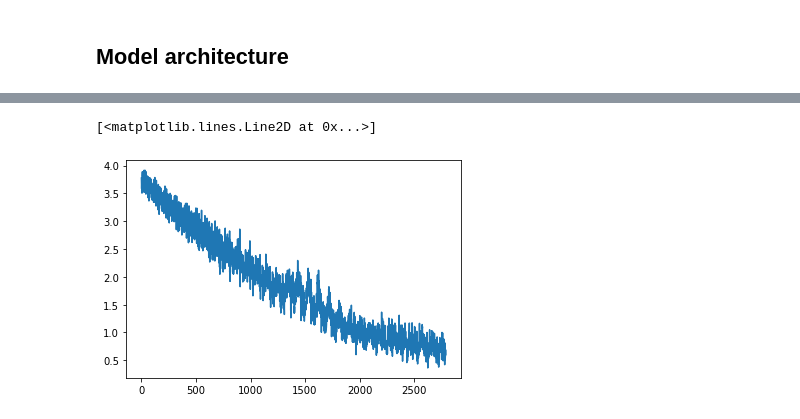
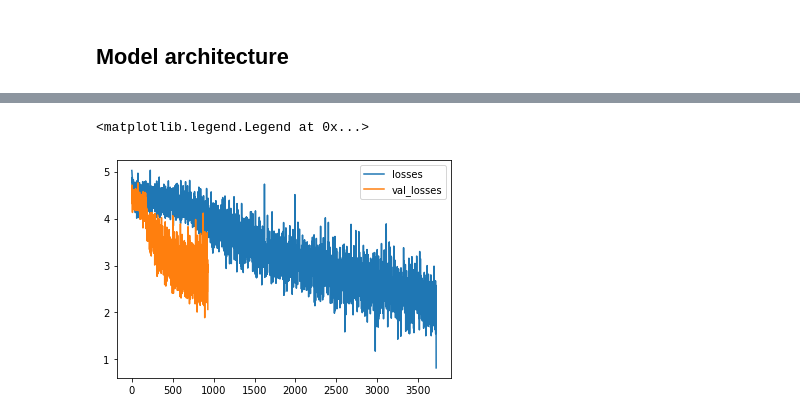
Before and after one commit to KilianFt/birdclef, a Jupyter notebook: birdclef-2022.ipynb, the cells around one changed output, grey strips where cells are left out. Cells and saved outputs as stored; diff of their text form; code cells hidden in the pictures.

```diff
--- a/birdclef-2022.ipynb
+++ b/birdclef-2022.ipynb
@@ -12,9 +13,9 @@ from pathlib import Path
 https://towardsdatascience.com/implementing-visualttransformer-in-pytorch-184f9f16f632
 # %%
 # annotation_file = Path("./birdclef-2022/train_metadata.csv")
-annotation_file = Path("./train_folds.csv")
+annotation_file = Path("./train_spectrograms.csv")
 
-data_dir = Path("./birdclef-2022/spectograms_v2/")
+data_dir = Path("./birdclef-2022/spectograms_full/")
 
 dataframe = pd.read_csv(annotation_file)
 dataframe.head()
@@ -39,7 +40,8 @@ class CustomDataset(Dataset):
         return len(self.labels)
 
     def __getitem__(self, idx):
-        img_path = data_dir / (self.labels.iloc[idx].filename[:-4] + ".npy")
+        item = self.labels.iloc[idx]
+        img_path = data_dir / item.primary_label / (item.filename + ".npy")
         spect = np.load(img_path)
         label = self.labels.iloc[idx].primary_label
         if self.transform:
@@ -93,2 +91,12 @@ val_dataloader = DataLoader(val_set, batch_size=64)
+# %%
+batch_size = 48
+num_images = len(dataset)
+num_training = num_images * 4 // 5
+num_validation = num_images // 5
+data_split = [num_training, num_validation]
+seed = generator=torch.Generator().manual_seed(42)
+train_set, val_set = torch.utils.data.random_split(dataset, data_split, seed)
+train_dataloader = DataLoader(train_set, batch_size=batch_size)
+val_dataloader = DataLoader(val_set, batch_size=batch_size)
 # %%
 train_features, train_labels = next(iter(train_dataloader))
@@ -364,5 +420,7 @@ RuntimeError: CUDA out of memory. Tried to allocate 100.00 MiB (GPU 0; 7.76 GiB
 # %%
-plt.plot(np.arange(len(losses)), list(map(lambda x: x.cpu().detach().numpy(), losses)))
+plt.plot(np.arange(len(losses)), list(map(lambda x: x.cpu().detach().numpy(), losses)), label='losses')
+plt.plot(np.arange(len(val_losses)), list(map(lambda x: x.cpu().detach().numpy(), val_losses)), label='val_losses')
+plt.legend()
 # %% [output]
-[<matplotlib.lines.Line2D at 0x...>]
+<matplotlib.legend.Legend at 0x...>
-[figure, old version]
+[figure, new version]
```
Also changed, not shown: parts of 16 cells of this notebook, 12 other files.
